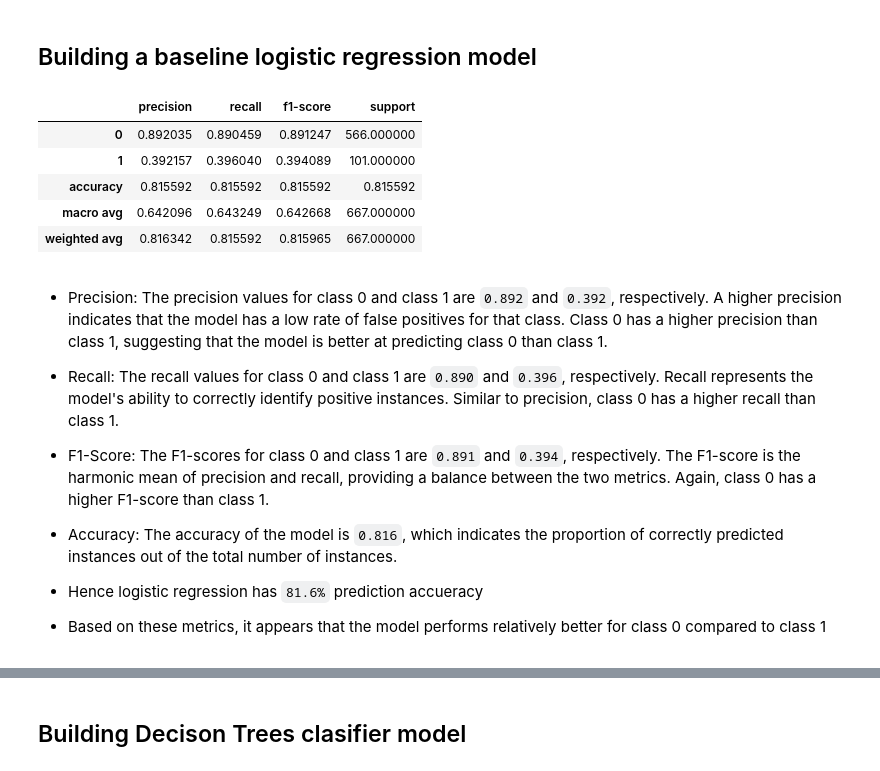
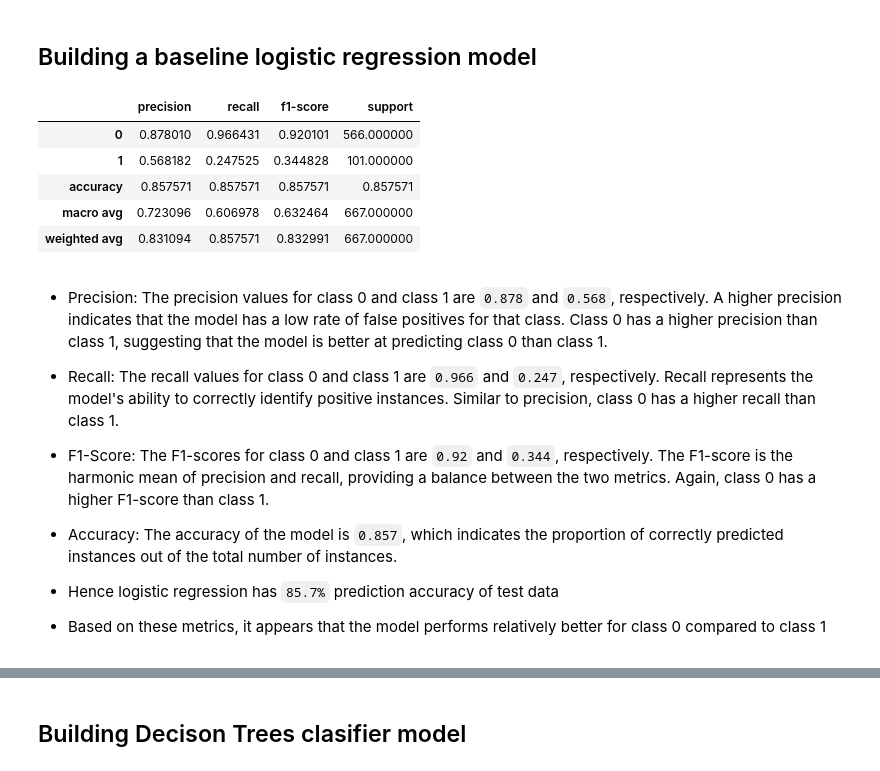
Before and after one commit to nelkemboi/dsc-phase-3-project-v2-3, a Jupyter notebook: customerchurn.ipynb, the cells around one changed output, grey strips where cells are left out. Drawn from its saved outputs; the diff is of its cells as text; code cells hidden in the pictures.

```diff
--- a/customerchurn.ipynb
+++ b/customerchurn.ipynb
@@ -470,11 +472,18 @@ X_train_resampled, y_train_resampled = smote.fit_resample(X_train, y_train)
 # %% [markdown]
 ## Building a baseline logistic regression model
 # %%
-# Create an instance of LogisticRegression
-logreg = LogisticRegression()
+#Buiding a baseline model logistic regression model
+
+# Create an instance of Logistic Regression
+logreg = LogisticRegression(solver='liblinear', random_state=42)
 
 # Fit the model on the training data
 logreg.fit(X_train_resampled, y_train_resampled)
 
-# Predict on the testing data
-y_pred = logreg.predict(X_test)
+# Predict on the training and testing data
+y_train_pred = logreg.predict(X_train_resampled)
+y_test_pred_1 = logreg.predict(X_test)
+
+# Calculate accuracy on the training and testing data
+train_accuracy = accuracy_score(y_train_resampled, y_train_pred)
+test_accuracy = accuracy_score(y_test, y_test_pred_1)
@@ -499,9 +517,9 @@ def evaluate_model_metrics(model, X_test, y_test):
 # %%
 #creating a function for checking for classification report
 
-def generate_classification_report(y_test, y_pred):
+def generate_classification_report(y_true, y_pred):
     # Generate classification report with output_dict=True
-    report_dict = classification_report(y_test, y_pred, output_dict=True)
+    report_dict = classification_report(y_true, y_pred, output_dict=True)
 
     # Convert the report to a DataFrame
     report = pd.DataFrame(report_dict).transpose()
@@ -509,24 +527,25 @@ def generate_classification_report(y_test, y_pred):
     return report
 # %%
 # calling the function to get classifification report values
-generate_classification_report(y_test, y_pred)
+logreg_report = generate_classification_report(y_test, y_test_pred_1)
+logreg_report
 # %% [output]
 |  | precision | recall | f1-score | support |
-| 0 | 0.892035 | 0.890459 | 0.891247 | 566.000000 |
-| 1 | 0.392157 | 0.396040 | 0.394089 | 101.000000 |
-| accuracy | 0.815592 | 0.815592 | 0.815592 | 0.815592 |
-| macro avg | 0.642096 | 0.643249 | 0.642668 | 667.000000 |
-| weighted avg | 0.816342 | 0.815592 | 0.815965 | 667.000000 |
+| 0 | 0.878010 | 0.966431 | 0.920101 | 566.000000 |
+| 1 | 0.568182 | 0.247525 | 0.344828 | 101.000000 |
+| accuracy | 0.857571 | 0.857571 | 0.857571 | 0.857571 |
+| macro avg | 0.723096 | 0.606978 | 0.632464 | 667.000000 |
+| weighted avg | 0.831094 | 0.857571 | 0.832991 | 667.000000 |
 # %% [markdown]
 
-* Precision: The precision values for class 0 and class 1 are `0.892` and `0.392`, respectively. A higher precision indicates that the model has a low rate of false positives for that class. Class 0 has a higher precision than class 1, suggesting that the model is better at predicting class 0 than class 1.
+* Precision: The precision values for class 0 and class 1 are `0.878` and `0.568`, respectively. A higher precision indicates that the model has a low rate of false positives for that class. Class 0 has a higher precision than class 1, suggesting that the model is better at predicting class 0 than class 1.
 
-* Recall: The recall values for class 0 and class 1 are `0.890` and `0.396`, respectively. Recall represents the model's ability to correctly identify positive instances. Similar to precision, class 0 has a higher recall than class 1.
+* Recall: The recall values for class 0 and class 1 are `0.966` and `0.247`, respectively. Recall represents the model's ability to correctly identify positive instances. Similar to precision, class 0 has a higher recall than class 1.
 
-* F1-Score: The F1-scores for class 0 and class 1 are `0.891` and `0.394`, respectively. The F1-score is the harmonic mean of precision and recall, providing a balance between the two metrics. Again, class 0 has a higher F1-score than class 1.
+* F1-Score: The F1-scores for class 0 and class 1 are `0.92` and `0.344`, respectively. The F1-score is the harmonic mean of precision and recall, providing a balance between the two metrics. Again, class 0 has a higher F1-score than class 1.
 
-* Accuracy: The accuracy of the model is `0.816`, which indicates the proportion of correctly predicted instances out of the total number of instances.
-* Hence logistic regression has `81.6%` prediction accueracy
+* Accuracy: The accuracy of the model is `0.857`, which indicates the proportion of correctly predicted instances out of the total number of instances.
+* Hence logistic regression has `85.7%` prediction accuracy of test data
 
 * Based on these metrics, it appears that the model performs relatively better for class 0 compared to class 1
 # %%
```
Also changed, not shown: parts of 32 cells of this notebook.
